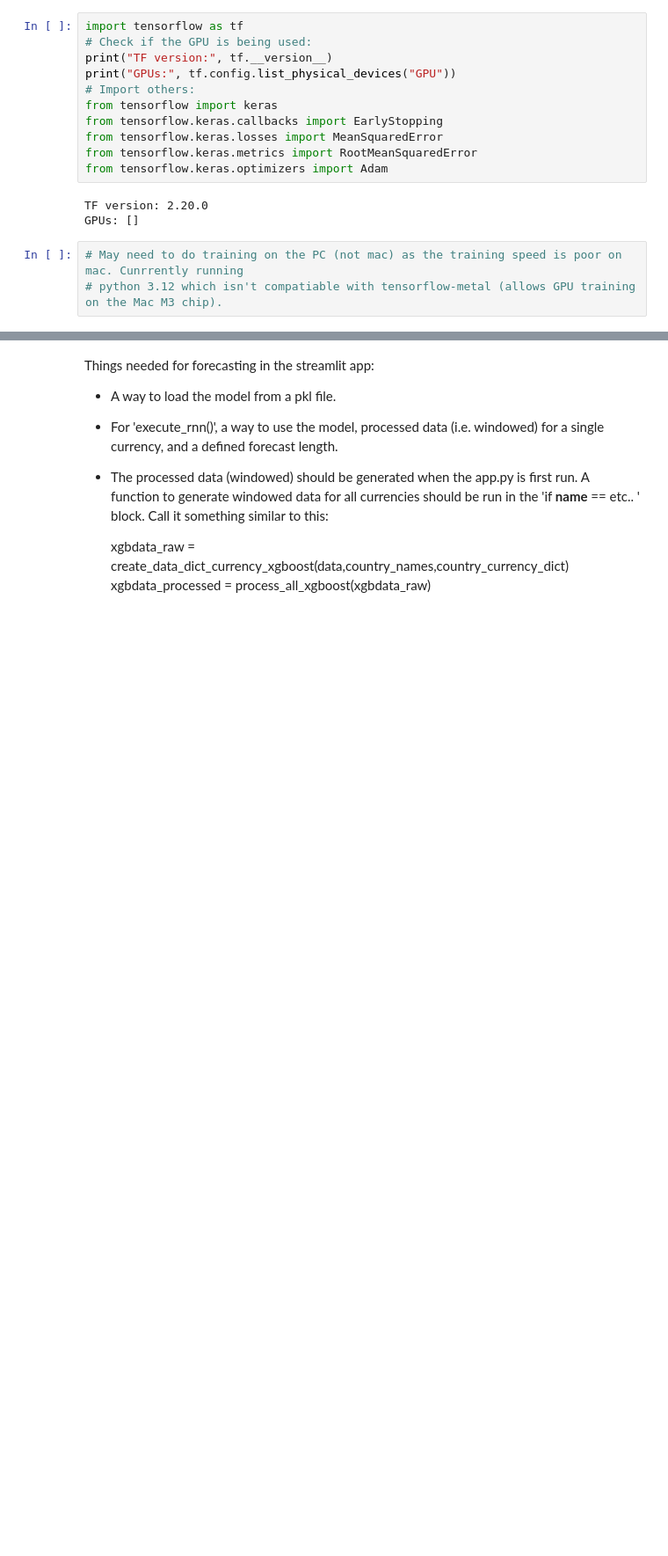
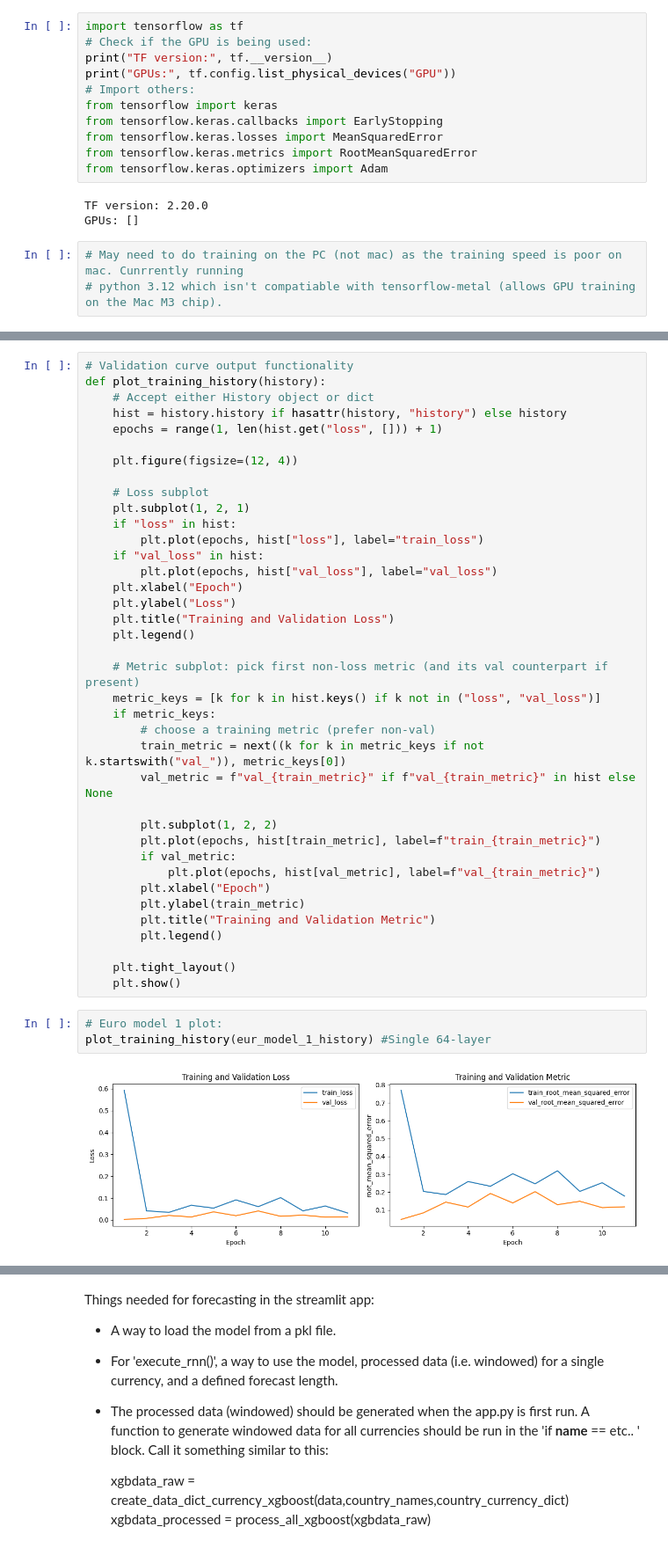
Before and after one commit to cameroncochrane/Forex-Prediction, a Jupyter notebook: 3_analysis_rnn.ipynb, the cells around one changed output, grey strips where cells are left out. Shown at 88% size. Saved outputs shown, nothing was run; the diff lists cells and outputs as text; blank space fills up the shorter version.

```diff
--- a/3_analysis_rnn.ipynb
+++ b/3_analysis_rnn.ipynb
@@ -248,0 +279,43 @@ while Train_1 == True:
+# %%
+# Validation curve output functionality
+def plot_training_history(history):
+    # Accept either History object or dict
+    hist = history.history if hasattr(history, "history") else history
+    epochs = range(1, len(hist.get("loss", [])) + 1)
+
+    plt.figure(figsize=(12, 4))
+
+    # Loss subplot
+    plt.subplot(1, 2, 1)
+    if "loss" in hist:
+        plt.plot(epochs, hist["loss"], label="train_loss")
+    if "val_loss" in hist:
+        plt.plot(epochs, hist["val_loss"], label="val_loss")
+    plt.xlabel("Epoch")
+    plt.ylabel("Loss")
+    plt.title("Training and Validation Loss")
+    plt.legend()
+
+    # Metric subplot: pick first non-loss metric (and its val counterpart if present)
+    metric_keys = [k for k in hist.keys() if k not in ("loss", "val_loss")]
+    if metric_keys:
+        # choose a training metric (prefer non-val)
+        train_metric = next((k for k in metric_keys if not k.startswith("val_")), metric_keys[0])
+        val_metric = f"val_{train_metric}" if f"val_{train_metric}" in hist else None
+
+        plt.subplot(1, 2, 2)
+        plt.plot(epochs, hist[train_metric], label=f"train_{train_metric}")
+        if val_metric:
+            plt.plot(epochs, hist[val_metric], label=f"val_{train_metric}")
+        plt.xlabel("Epoch")
+        plt.ylabel(train_metric)
+        plt.title("Training and Validation Metric")
+        plt.legend()
+
+    plt.tight_layout()
+    plt.show()
+# %%
+# Euro model 1 plot:
+plot_training_history(eur_model_1_history) #Single 64-layer
+# %% [output]
+[figure, added]
```
Also changed, not shown: parts of 28 cells of this notebook, 13 other files.
